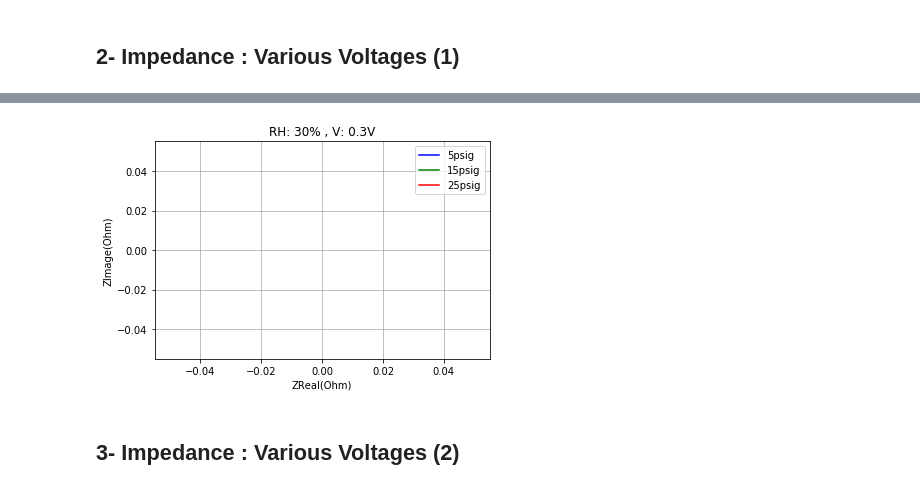
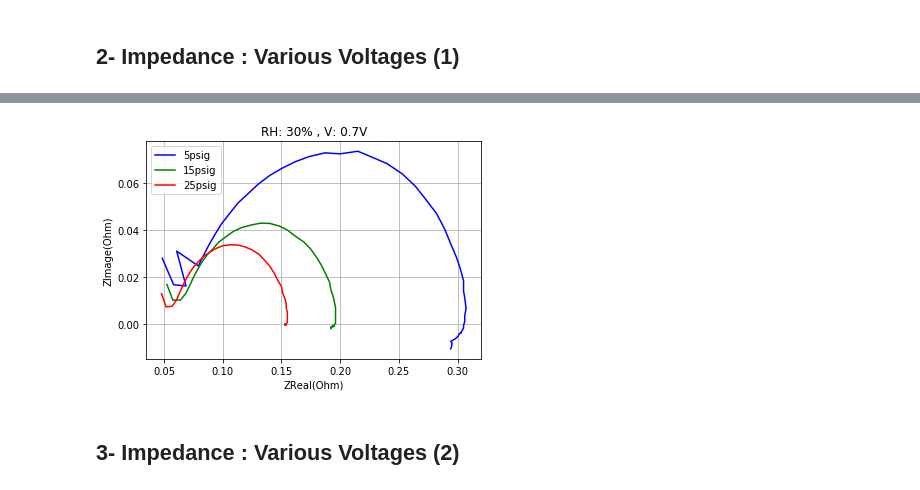
Before and after one commit to ECSIM/pem-dataset1, a Jupyter notebook: Notebooks/Activation Test MEA Cycling Potential.ipynb, the cells around one changed output, grey strips where cells are left out. Drawn from its saved outputs; the diff is of its cells as text; code cells hidden in the pictures.

```diff
--- a/Notebooks/Activation Test MEA Cycling Potential.ipynb
+++ b/Notebooks/Activation Test MEA Cycling Potential.ipynb
@@ -34,7 +34,7 @@ impedance_plot2(data,RH=30,P=25)
 # %%
-impedance_plot2(data,RH=30,V=0.3)
+impedance_plot2(data,RH=30,V=0.7)
 # %% [output]
-[figure, old version]
+[figure, new version]
 # %% [markdown]
 ## 3- Impedance : Various Voltages (2)
 # %%
```
Also changed, not shown: parts of 8 cells of this notebook.
